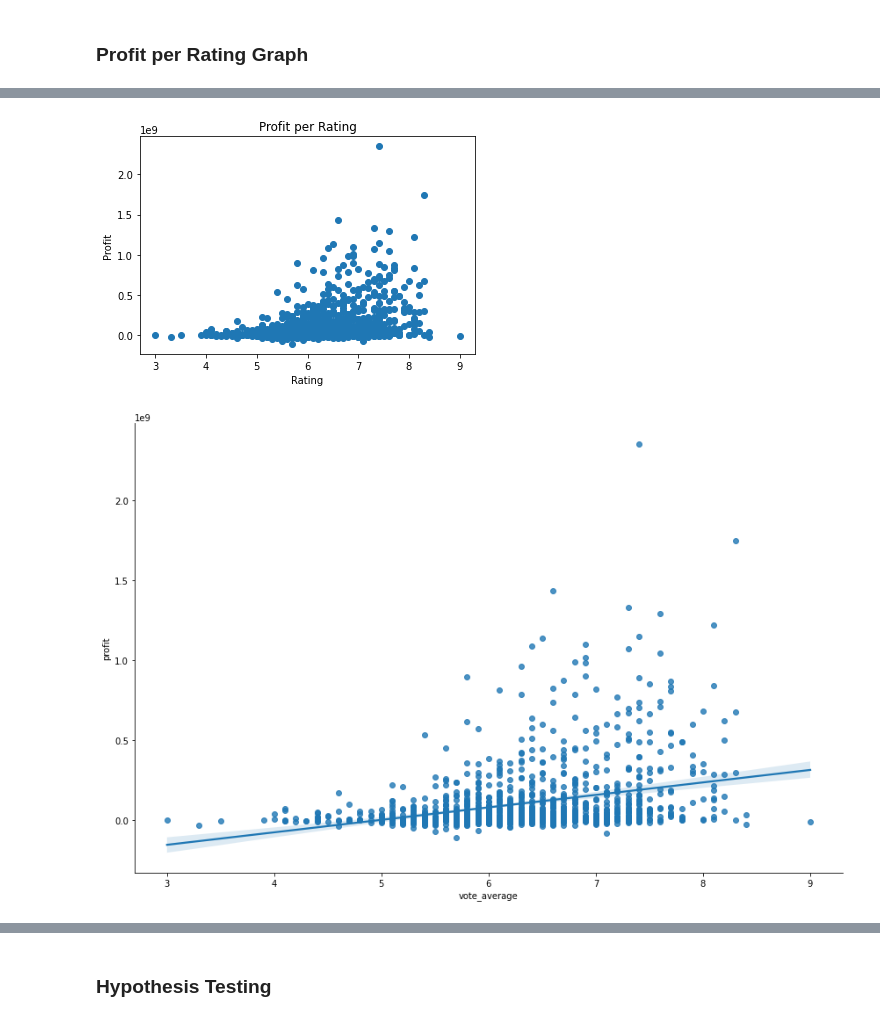
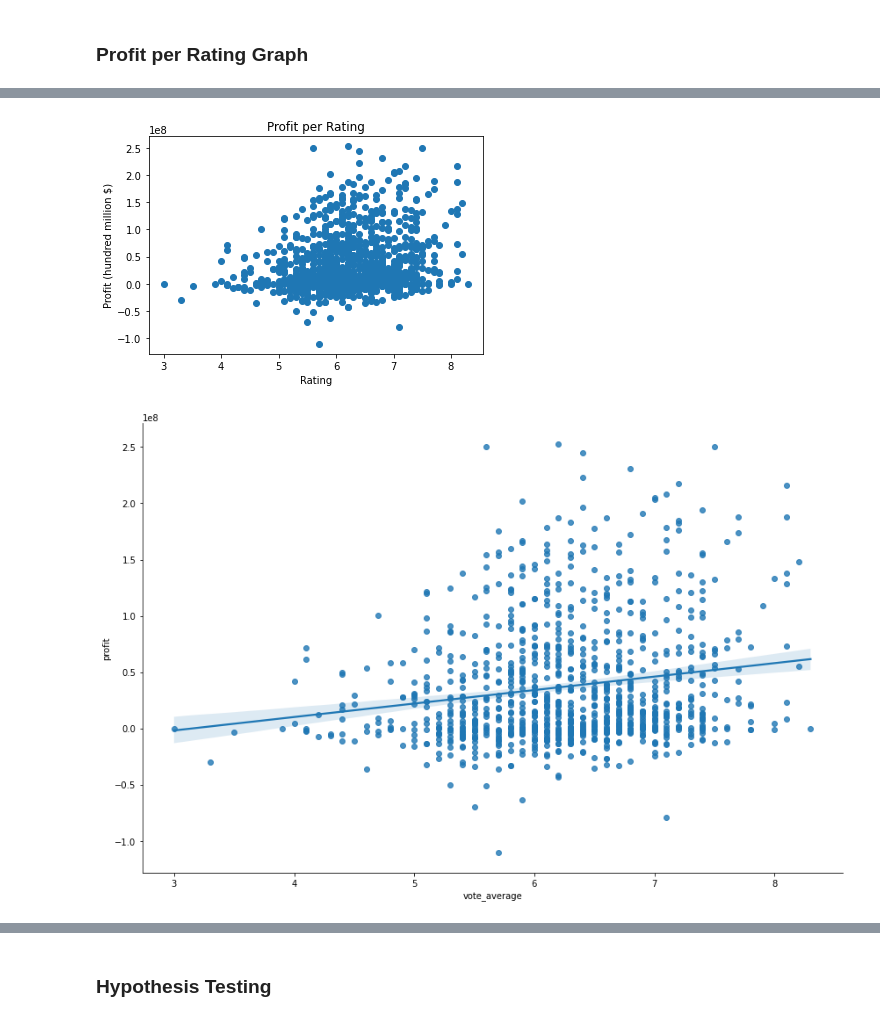
Before and after one commit to mfFrida/Capstone-Project-Semester-1, a Jupyter notebook: student.ipynb, the cells around one changed output, grey strips where cells are left out. Saved outputs shown, nothing was run; the diff lists cells and outputs as text; code cells hidden in the pictures.

Commit message:
Created and modified new visuals and created new hypothesis tests

```diff
--- a/student.ipynb
+++ b/student.ipynb
@@ -394,3 +438,12 @@ sns.lmplot(x = 'vote_average', y = 'dom_profit', data = new_movie_db, height = 8
 [figure]
 # %% [markdown]
 ### Profit per Rating Graph
+# %%
+#determine outliers
+p25 = np.percentile(new_movie_db['profit'], 25)
+p75 = np.percentile(new_movie_db['profit'], 75)
+iqr = p75 - p25
+outlier = p75 + (1.5 * iqr)
+#create db that removes upper outliers
+wwp_movie_db = new_movie_db.drop(new_movie_db[new_movie_db['worldwide_gross'] > outlier].index)
+wwp_movie_db
@@ -396,0 +464,9 @@ sns.lmplot(x = 'vote_average', y = 'dom_profit', data = new_movie_db, height = 8
+# %%
+#determine outliers
+p25 = np.percentile(wwp_movie_db['vote_average'], 25)
+p75 = np.percentile(wwp_movie_db['vote_average'], 75)
+iqr = p75 - p25
+outlier = p75 + (1.5 * iqr)
+#create db that removes upper outliers
+wwp1_movie_db = wwp_movie_db.drop(wwp_movie_db[wwp_movie_db['vote_average'] > outlier].index)
+wwp1_movie_db
@@ -397,16 +487,18 @@ sns.lmplot(x = 'vote_average', y = 'dom_profit', data = new_movie_db, height = 8
 # %%
-x = new_movie_db['vote_average']
+#graph visual
+x = wwp1_movie_db['vote_average']
 
-y = new_movie_db['profit']
+y = wwp1_movie_db['profit']
 
 plt.scatter(x, y)
 plt.xlabel('Rating')
-plt.ylabel('Profit')
+plt.ylabel('Profit (hundred million $)')
 plt.title('Profit per Rating')
 plt.show()
 # %% [output]
-[figure, old version]
+[figure, new version]
 # %%
-sns.lmplot(x = 'vote_average', y = 'profit', data = new_movie_db, height = 8, aspect = 1.5);
+#create line of best fit
+sns.lmplot(x = 'vote_average', y = 'profit', data = wwp1_movie_db, height = 8, aspect = 1.5);
 # %% [output]
-[figure, old version]
+[figure, new version]
```
Also changed, not shown: parts of 50 cells of this notebook.
